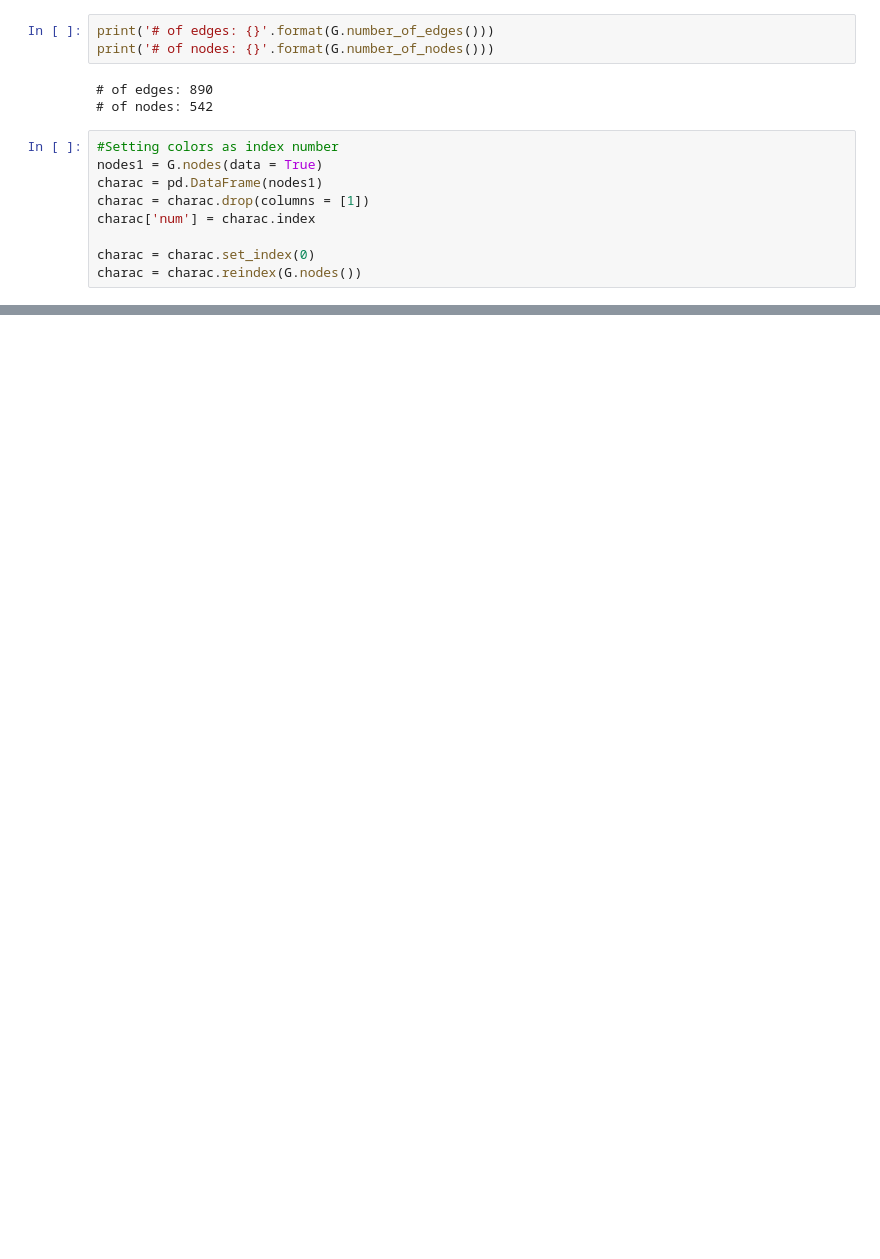
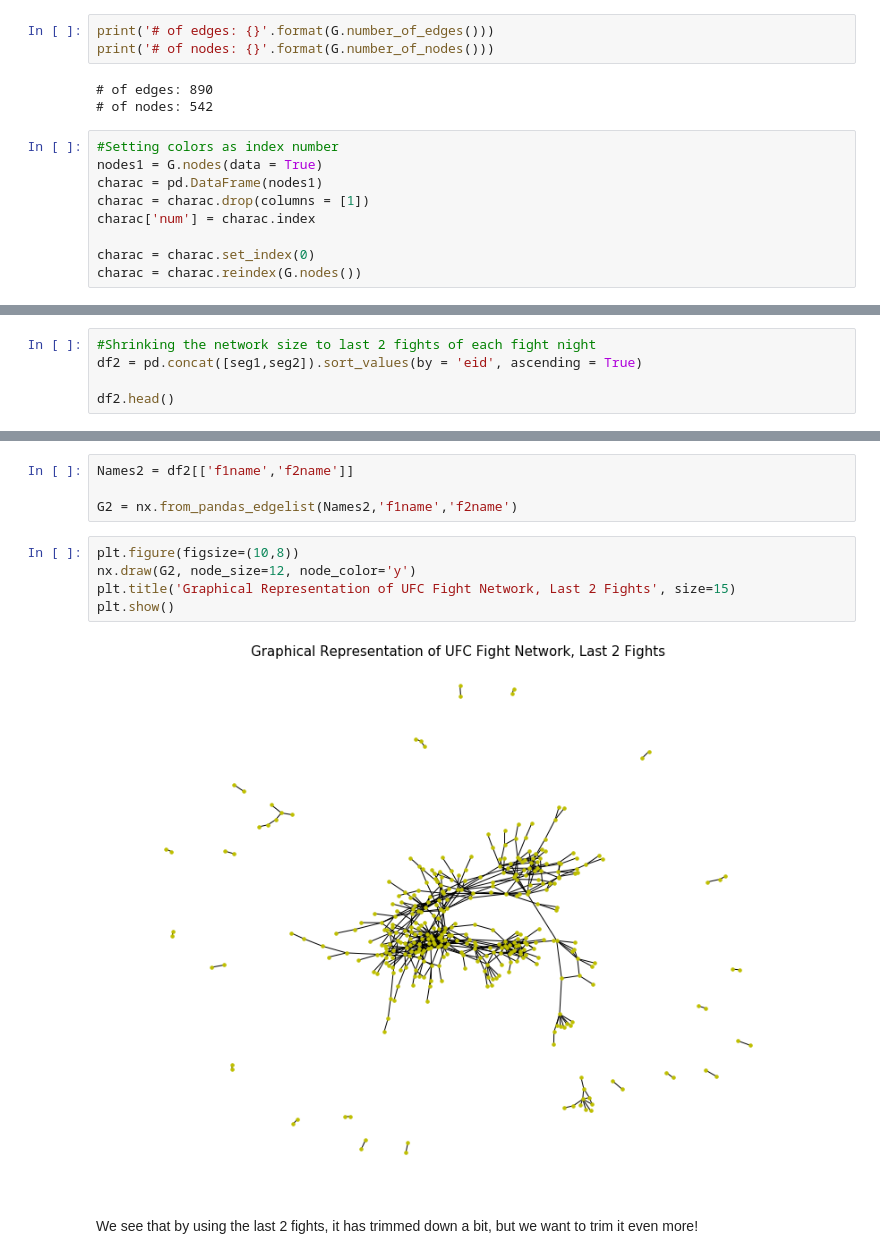
Before and after one commit to jesterugalde/UFC-Social-Network, a Jupyter notebook: UFC Headliner Network.ipynb, the cells around one changed output, grey strips where cells are left out. Drawn from its saved outputs; the diff is of its cells as text; blank space fills up the shorter version.

```diff
--- a/UFC Headliner Network.ipynb
+++ b/UFC Headliner Network.ipynb
@@ -120,0 +149,5 @@ plt.show()
+# %%
+#Shrinking the network size to last 2 fights of each fight night
+df2 = pd.concat([seg1,seg2]).sort_values(by = 'eid', ascending = True)
+
+df2.head()
@@ -120,0 +161,13 @@ plt.show()
+# %%
+Names2 = df2[['f1name','f2name']]
+
+G2 = nx.from_pandas_edgelist(Names2,'f1name','f2name')
+# %%
+plt.figure(figsize=(10,8))
+nx.draw(G2, node_size=12, node_color='y')
+plt.title('Graphical Representation of UFC Fight Network, Last 2 Fights', size=15)
+plt.show()
+# %% [output]
+[figure, added]
+# %% [markdown]
+We see that by using the last 2 fights, it has trimmed down a bit, but we want to trim it even more!
```
Also changed, not shown: parts of 20 cells of this notebook.
